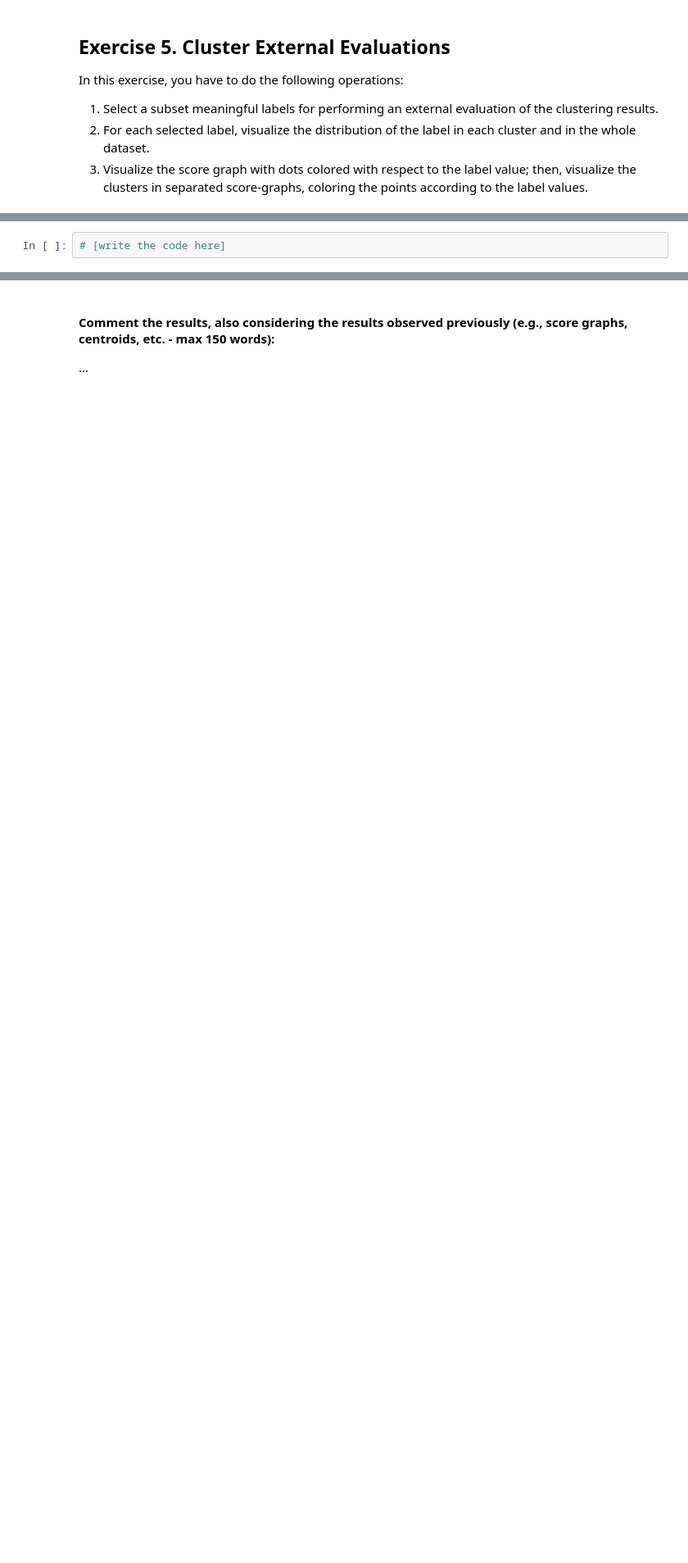
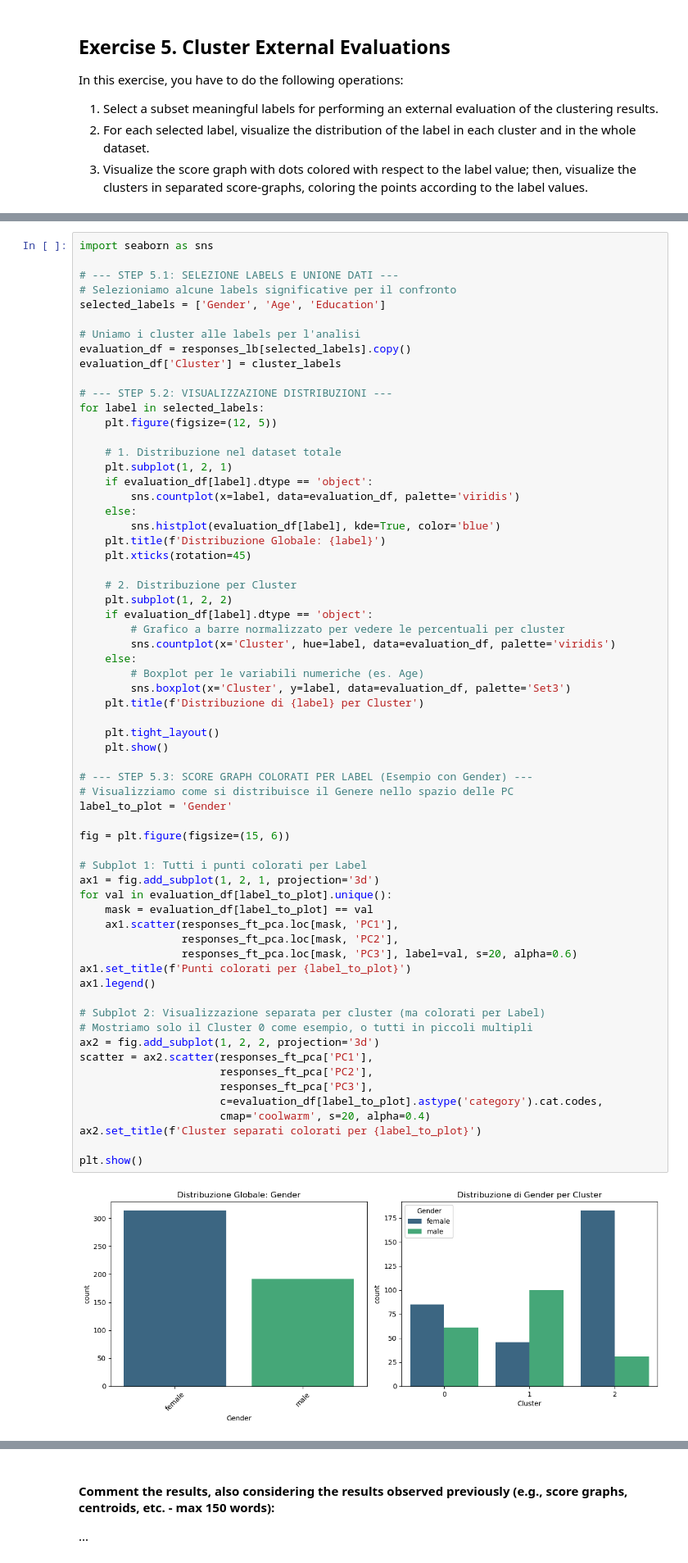
Before and after one commit to RikyPoz/PageRank, a Jupyter notebook: PCA_HomeWork/HWpca_Surname1_Surname2.ipynb, the cells around one changed output, grey strips where cells are left out. Shown at 82% size. Cells and saved outputs as stored; diff of their text form; blank space fills up the shorter version.

```diff
--- a/PCA_HomeWork/HWpca_Surname1_Surname2.ipynb
+++ b/PCA_HomeWork/HWpca_Surname1_Surname2.ipynb
@@ -788,4 +770,68 @@ In this exercise, you have to do the following operations:
 
 #### Write the code for the visualizations cited in item 2 above:
 # %%
-# [write the code here]
+import seaborn as sns
+
+# --- STEP 5.1: SELEZIONE LABELS E UNIONE DATI ---
+# Selezioniamo alcune labels significative per il confronto
+selected_labels = ['Gender', 'Age', 'Education']
+
+# Uniamo i cluster alle labels per l'analisi
+evaluation_df = responses_lb[selected_labels].copy()
+evaluation_df['Cluster'] = cluster_labels
+
+# --- STEP 5.2: VISUALIZZAZIONE DISTRIBUZIONI ---
+for label in selected_labels:
+    plt.figure(figsize=(12, 5))
+
+    # 1. Distribuzione nel dataset totale
+    plt.subplot(1, 2, 1)
+    if evaluation_df[label].dtype == 'object':
+        sns.countplot(x=label, data=evaluation_df, palette='viridis')
+    else:
+        sns.histplot(evaluation_df[label], kde=True, color='blue')
+    plt.title(f'Distribuzione Globale: {label}')
+    plt.xticks(rotation=45)
+
+    # 2. Distribuzione per Cluster
+    plt.subplot(1, 2, 2)
+    if evaluation_df[label].dtype == 'object':
+        # Grafico a barre normalizzato per vedere le percentuali per cluster
+        sns.countplot(x='Cluster', hue=label, data=evaluation_df, palette='viridis')
+    else:
+        # Boxplot per le variabili numeriche (es. Age)
+        sns.boxplot(x='Cluster', y=label, data=evaluation_df, palette='Set3')
+    plt.title(f'Distribuzione di {label} per Cluster')
+
+    plt.tight_layout()
+    plt.show()
+
+# --- STEP 5.3: SCORE GRAPH COLORATI PER LABEL (Esempio con Gender) ---
+# Visualizziamo come si distribuisce il Genere nello spazio delle PC
+label_to_plot = 'Gender'
+
+fig = plt.figure(figsize=(15, 6))
+
+# Subplot 1: Tutti i punti colorati per Label
+ax1 = fig.add_subplot(1, 2, 1, projection='3d')
+for val in evaluation_df[label_to_plot].unique():
+    mask = evaluation_df[label_to_plot] == val
+    ax1.scatter(responses_ft_pca.loc[mask, 'PC1'],
+                responses_ft_pca.loc[mask, 'PC2'],
+                responses_ft_pca.loc[mask, 'PC3'], label=val, s=20, alpha=0.6)
+ax1.set_title(f'Punti colorati per {label_to_plot}')
+ax1.legend()
+
+# Subplot 2: Visualizzazione separata per cluster (ma colorati per Label)
+# Mostriamo solo il Cluster 0 come esempio, o tutti in piccoli multipli
+ax2 = fig.add_subplot(1, 2, 2, projection='3d')
+scatter = ax2.scatter(responses_ft_pca['PC1'],
+                      responses_ft_pca['PC2'],
+                      responses_ft_pca['PC3'],
+                      c=evaluation_df[label_to_plot].astype('category').cat.codes,
+                      cmap='coolwarm', s=20, alpha=0.4)
+ax2.set_title(f'Cluster separati colorati per {label_to_plot}')
+
+plt.show()
+# %% [output]
+[figure, added]
```
Also changed, not shown: parts of 11 cells of this notebook, 8 other files.
